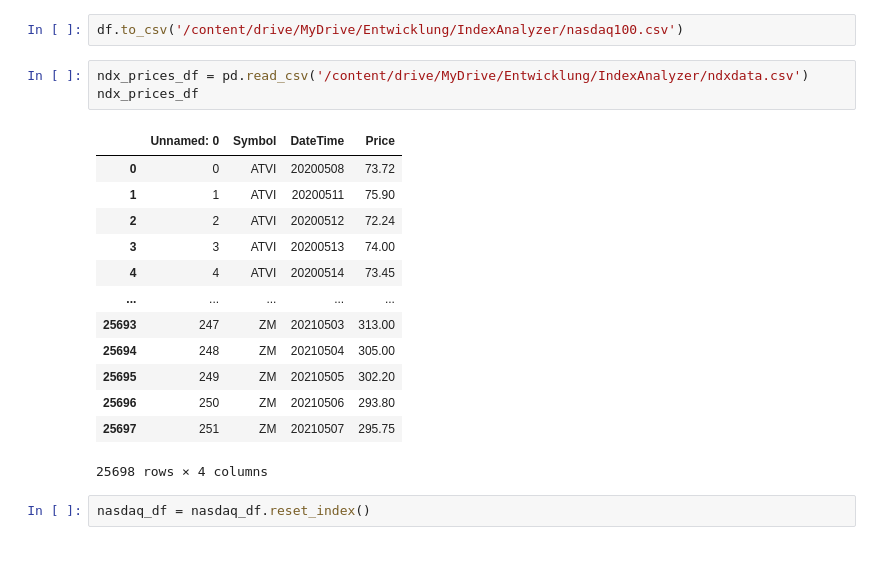
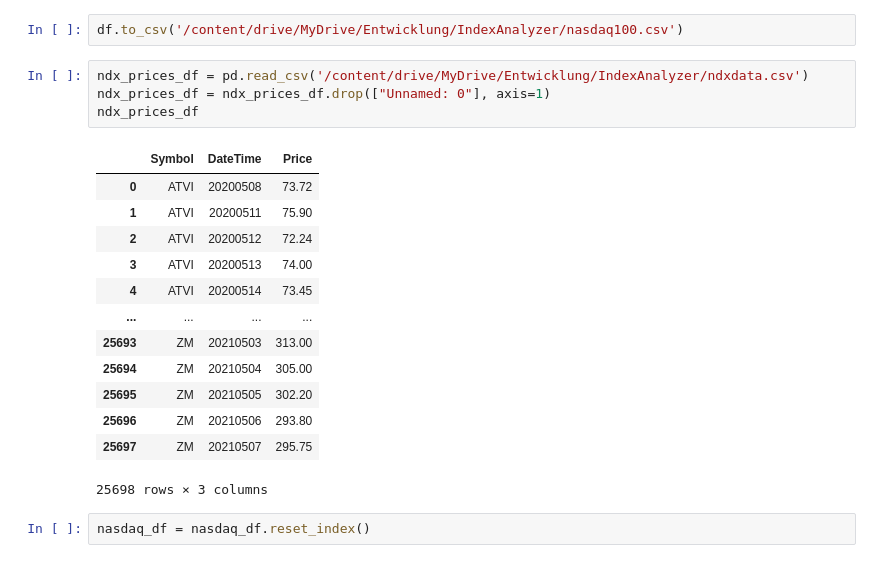
Before and after one commit to DirkFritz/finance_data_analysis, a Jupyter notebook: index_analysis/ndx100_marketcap_analyzer.ipynb, the cells around one changed output. Drawn from its saved outputs; the diff is of its cells as text.

```diff
--- a/index_analysis/ndx100_marketcap_analyzer.ipynb
+++ b/index_analysis/ndx100_marketcap_analyzer.ipynb
@@ -75,21 +73,22 @@ array(['Technology', 'Health Care', 'Consumer Services',
 df.to_csv('/content/drive/MyDrive/Entwicklung/IndexAnalyzer/nasdaq100.csv')
 # %%
 ndx_prices_df = pd.read_csv('/content/drive/MyDrive/Entwicklung/IndexAnalyzer/ndxdata.csv')
+ndx_prices_df = ndx_prices_df.drop(["Unnamed: 0"], axis=1)
 ndx_prices_df
 # %% [output]
-|  | Unnamed: 0 | Symbol | DateTime | Price |
-| 0 | 0 | ATVI | 20200508 | 73.72 |
-| 1 | 1 | ATVI | 20200511 | 75.90 |
-| 2 | 2 | ATVI | 20200512 | 72.24 |
-| 3 | 3 | ATVI | 20200513 | 74.00 |
-| 4 | 4 | ATVI | 20200514 | 73.45 |
-| ... | ... | ... | ... | ... |
-| 25693 | 247 | ZM | 20210503 | 313.00 |
-| 25694 | 248 | ZM | 20210504 | 305.00 |
-| 25695 | 249 | ZM | 20210505 | 302.20 |
-| 25696 | 250 | ZM | 20210506 | 293.80 |
-| 25697 | 251 | ZM | 20210507 | 295.75 |
+|  | Symbol | DateTime | Price |
+| 0 | ATVI | 20200508 | 73.72 |
+| 1 | ATVI | 20200511 | 75.90 |
+| 2 | ATVI | 20200512 | 72.24 |
+| 3 | ATVI | 20200513 | 74.00 |
+| 4 | ATVI | 20200514 | 73.45 |
+| ... | ... | ... | ... |
+| 25693 | ZM | 20210503 | 313.00 |
+| 25694 | ZM | 20210504 | 305.00 |
+| 25695 | ZM | 20210505 | 302.20 |
+| 25696 | ZM | 20210506 | 293.80 |
+| 25697 | ZM | 20210507 | 295.75 |
-25698 rows × 4 columns
+25698 rows × 3 columns
 # %%
 nasdaq_df = nasdaq_df.reset_index()
 # %%
```
Also changed, not shown: parts of 5 cells of this notebook.
